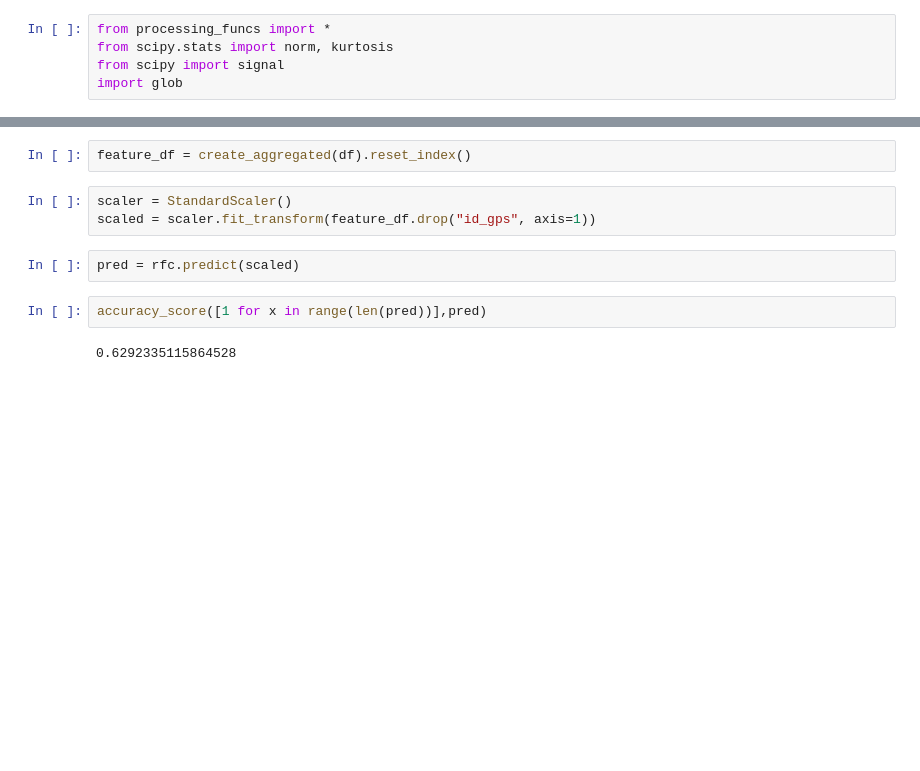
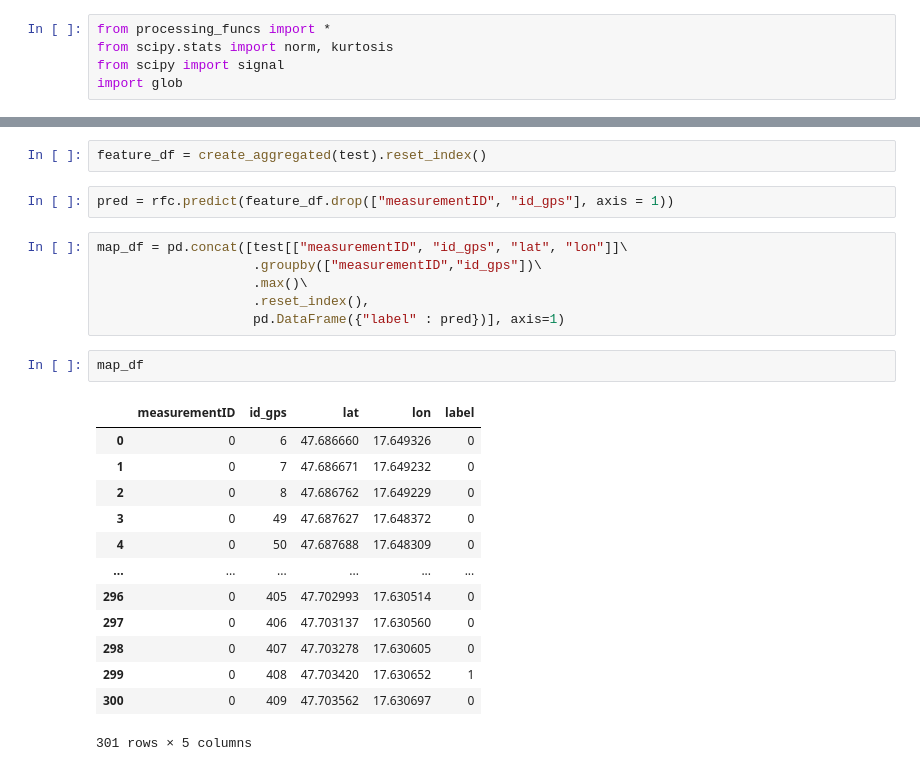
Before and after one commit to meszdav/road-surface-quality, a Jupyter notebook: notebooks/rsq-ml-local.ipynb, the cells around one changed output, grey strips where cells are left out. Cells and saved outputs as stored; diff of their text form; blank space fills up the shorter version.

```diff
--- a/notebooks/rsq-ml-local.ipynb
+++ b/notebooks/rsq-ml-local.ipynb
@@ -331,14 +239,29 @@ def create_aggregated(df):
 
     return agg_df
 # %%
-feature_df = create_aggregated(df).reset_index()
+feature_df = create_aggregated(test).reset_index()
 # %%
-scaler = StandardScaler()
-scaled = scaler.fit_transform(feature_df.drop("id_gps", axis=1))
+pred = rfc.predict(feature_df.drop(["measurementID", "id_gps"], axis = 1))
-# %%
-pred = rfc.predict(scaled)
-# %%
-accuracy_score([1 for x in range(len(pred))],pred)
-# %% [output]
-0.6292335115864528
+# %%
+map_df = pd.concat([test[["measurementID", "id_gps", "lat", "lon"]]\
+                    .groupby(["measurementID","id_gps"])\
+                    .max()\
+                    .reset_index(),
+                    pd.DataFrame({"label" : pred})], axis=1)
+# %%
+map_df
+# %% [output]
+|  | measurementID | id_gps | lat | lon | label |
+| 0 | 0 | 6 | 47.686660 | 17.649326 | 0 |
+| 1 | 0 | 7 | 47.686671 | 17.649232 | 0 |
+| 2 | 0 | 8 | 47.686762 | 17.649229 | 0 |
+| 3 | 0 | 49 | 47.687627 | 17.648372 | 0 |
+| 4 | 0 | 50 | 47.687688 | 17.648309 | 0 |
+| ... | ... | ... | ... | ... | ... |
+| 296 | 0 | 405 | 47.702993 | 17.630514 | 0 |
+| 297 | 0 | 406 | 47.703137 | 17.630560 | 0 |
+| 298 | 0 | 407 | 47.703278 | 17.630605 | 0 |
+| 299 | 0 | 408 | 47.703420 | 17.630652 | 1 |
+| 300 | 0 | 409 | 47.703562 | 17.630697 | 0 |
+301 rows × 5 columns
 # %%
```
Also changed, not shown: parts of 17 cells of this notebook, 13 other files.
